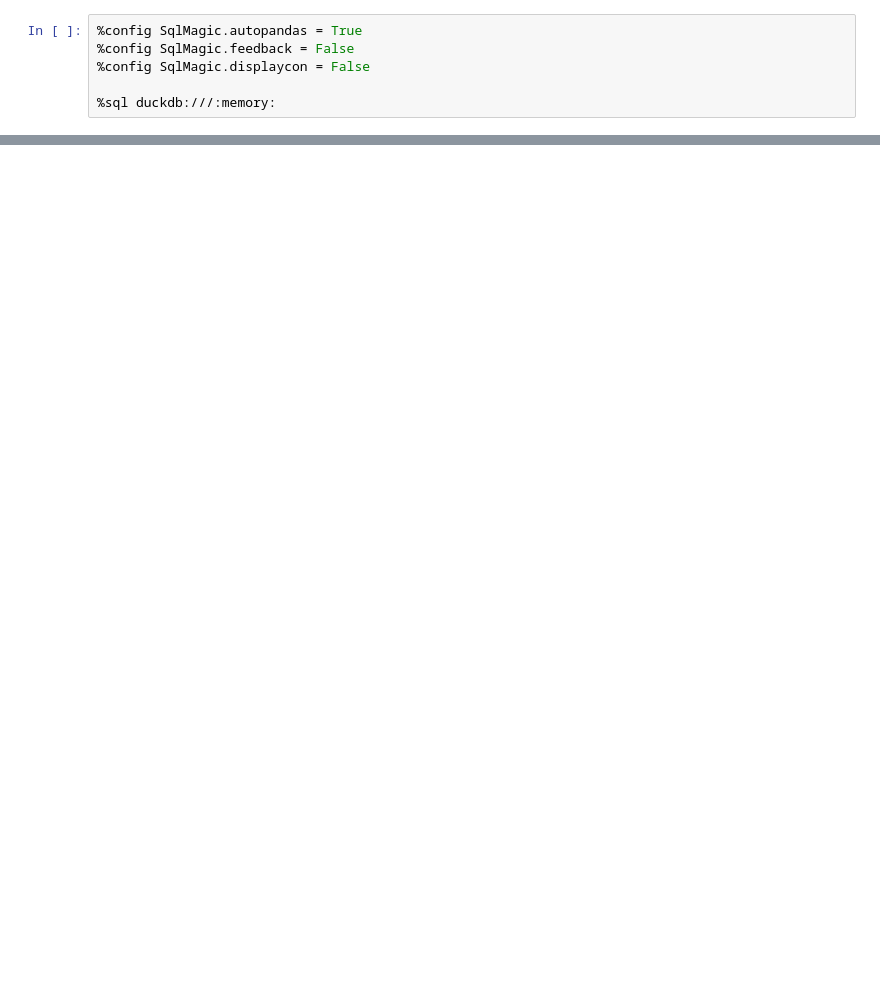
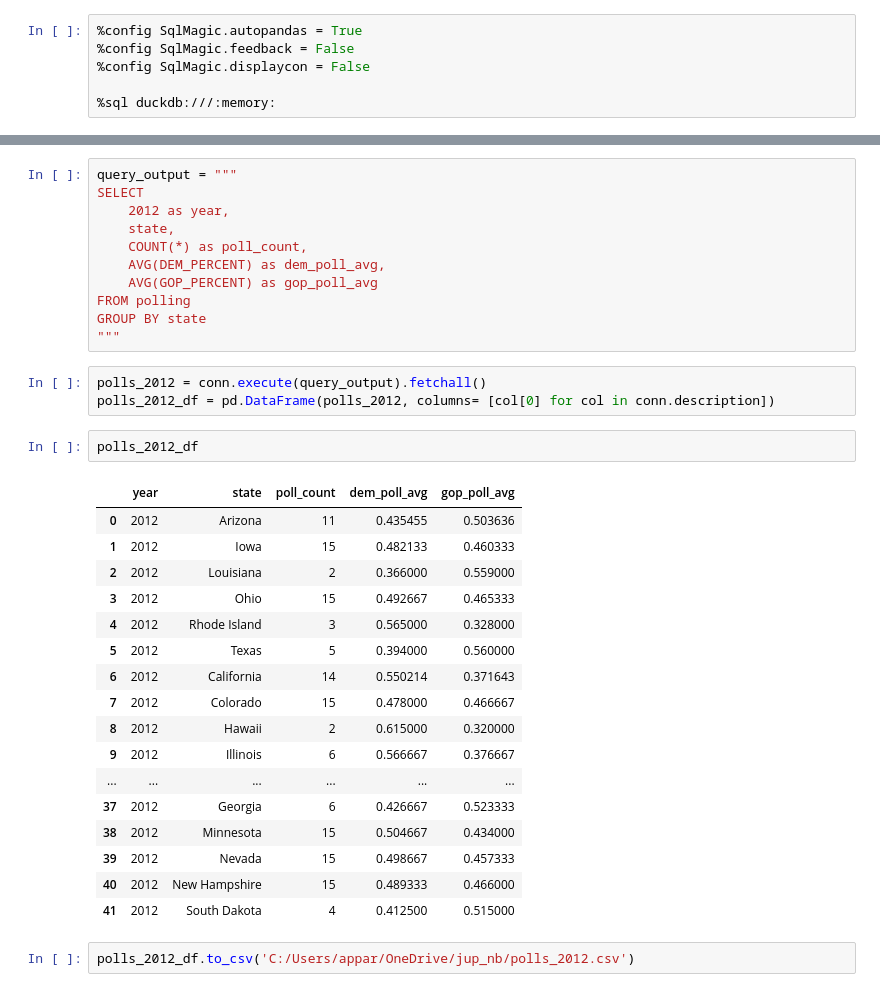
Before and after one commit to theanalyticsman/election_2024, a Jupyter notebook: Data Collection/Polls/scrape_2012_polls.ipynb, the cells around one changed output, grey strips where cells are left out. Cells and saved outputs as stored; diff of their text form; blank space fills up the shorter version.

```diff
--- a/Data Collection/Polls/scrape_2012_polls.ipynb
+++ b/Data Collection/Polls/scrape_2012_polls.ipynb
@@ -140,0 +141,36 @@ GROUP BY state
+# %%
+query_output = """
+SELECT
+    2012 as year,
+    state,
+    COUNT(*) as poll_count,
+    AVG(DEM_PERCENT) as dem_poll_avg,
+    AVG(GOP_PERCENT) as gop_poll_avg
+FROM polling
+GROUP BY state
+"""
+# %%
+polls_2012 = conn.execute(query_output).fetchall()
+polls_2012_df = pd.DataFrame(polls_2012, columns= [col[0] for col in conn.description])
+# %%
+polls_2012_df
+# %% [output]
+|  | year | state | poll_count | dem_poll_avg | gop_poll_avg |
+| 0 | 2012 | Arizona | 11 | 0.435455 | 0.503636 |
+| 1 | 2012 | Iowa | 15 | 0.482133 | 0.460333 |
+| 2 | 2012 | Louisiana | 2 | 0.366000 | 0.559000 |
+| 3 | 2012 | Ohio | 15 | 0.492667 | 0.465333 |
+| 4 | 2012 | Rhode Island | 3 | 0.565000 | 0.328000 |
+| 5 | 2012 | Texas | 5 | 0.394000 | 0.560000 |
+| 6 | 2012 | California | 14 | 0.550214 | 0.371643 |
+| 7 | 2012 | Colorado | 15 | 0.478000 | 0.466667 |
+| 8 | 2012 | Hawaii | 2 | 0.615000 | 0.320000 |
+| 9 | 2012 | Illinois | 6 | 0.566667 | 0.376667 |
+| ... | ... | ... | ... | ... | ... |
+| 37 | 2012 | Georgia | 6 | 0.426667 | 0.523333 |
+| 38 | 2012 | Minnesota | 15 | 0.504667 | 0.434000 |
+| 39 | 2012 | Nevada | 15 | 0.498667 | 0.457333 |
+| 40 | 2012 | New Hampshire | 15 | 0.489333 | 0.466000 |
+| 41 | 2012 | South Dakota | 4 | 0.412500 | 0.515000 |
+# %%
+polls_2012_df.to_csv('C:/Users/appar/OneDrive/jup_nb/polls_2012.csv')
```
Also changed, not shown: parts of 2 cells of this notebook, 3 other files.
